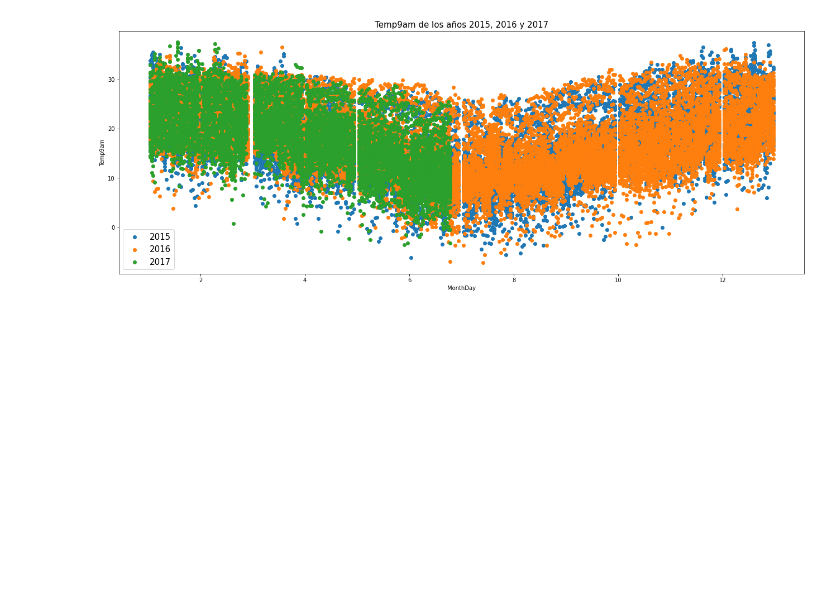
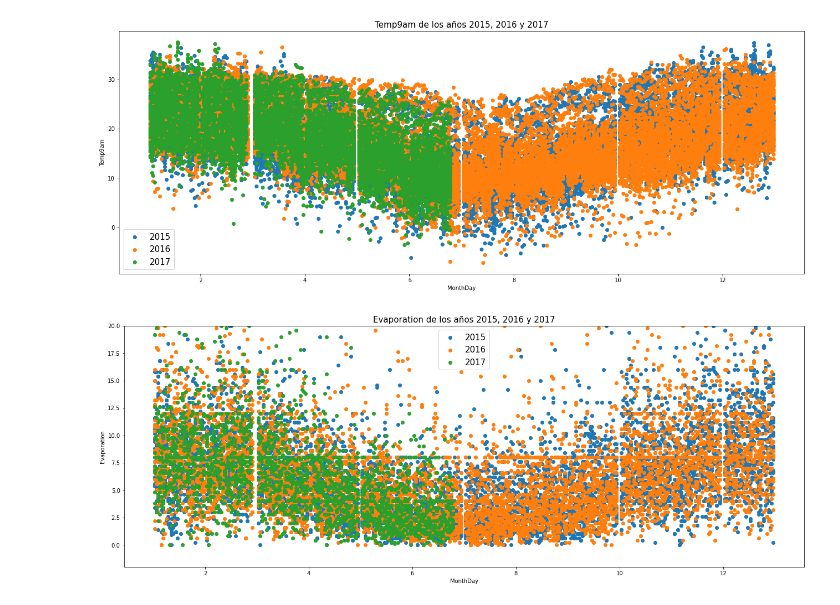
Before and after one commit to ezeguins/analisis_datos_TP, a Jupyter notebook: visualization2.ipynb, the cells around one changed output. Saved outputs shown, nothing was run; the diff lists cells and outputs as text; code cells hidden in the pictures; blank space fills up the shorter version.

Commit message:
Se arreglaron los  graficos

```diff
--- a/visualization2.ipynb
+++ b/visualization2.ipynb
@@ -153,3 +153,21 @@ plt.legend((d1,d2,d3),('2015','2016','2017'),fontsize=15)
 plt.show()
 # %% [output]
 [figure]
+# %%
+#fig = dataset.scatter(figsize=(22,10))
+plt.figure(figsize=(22, 8))
+data=dataset__[dataset__["Year"] ==2015]
+data1=dataset__[dataset__["Year"] ==2016]
+data2=dataset__[dataset__["Year"] ==2017]
+d1=plt.scatter(data["MonthDay"], data["Evaporation"])
+d2=plt.scatter(data1["MonthDay"], data1["Evaporation"])
+d3=plt.scatter(data2["MonthDay"], data2["Evaporation"])
+plt.xlabel("MonthDay")
+plt.ylabel("Evaporation")
+plt.title("Evaporation de los años 2015, 2016 y 2017",fontsize=15)
+plt.legend((d1,d2,d3),('2015','2016','2017'),fontsize=15)
+plt.ylim(-2, 20)
+plt.show()
+#Este grafico se muestra acotado por los outliers
+# %% [output]
+[figure, added]
```
